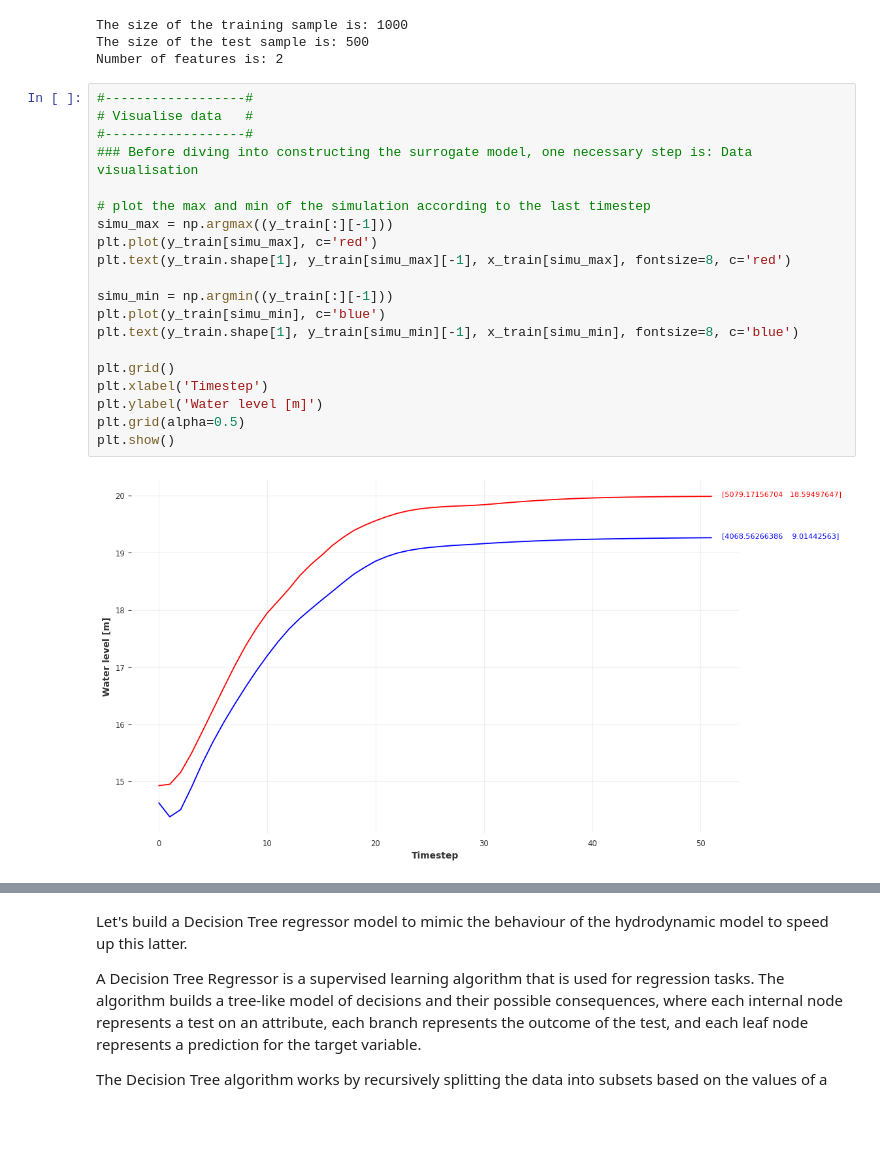
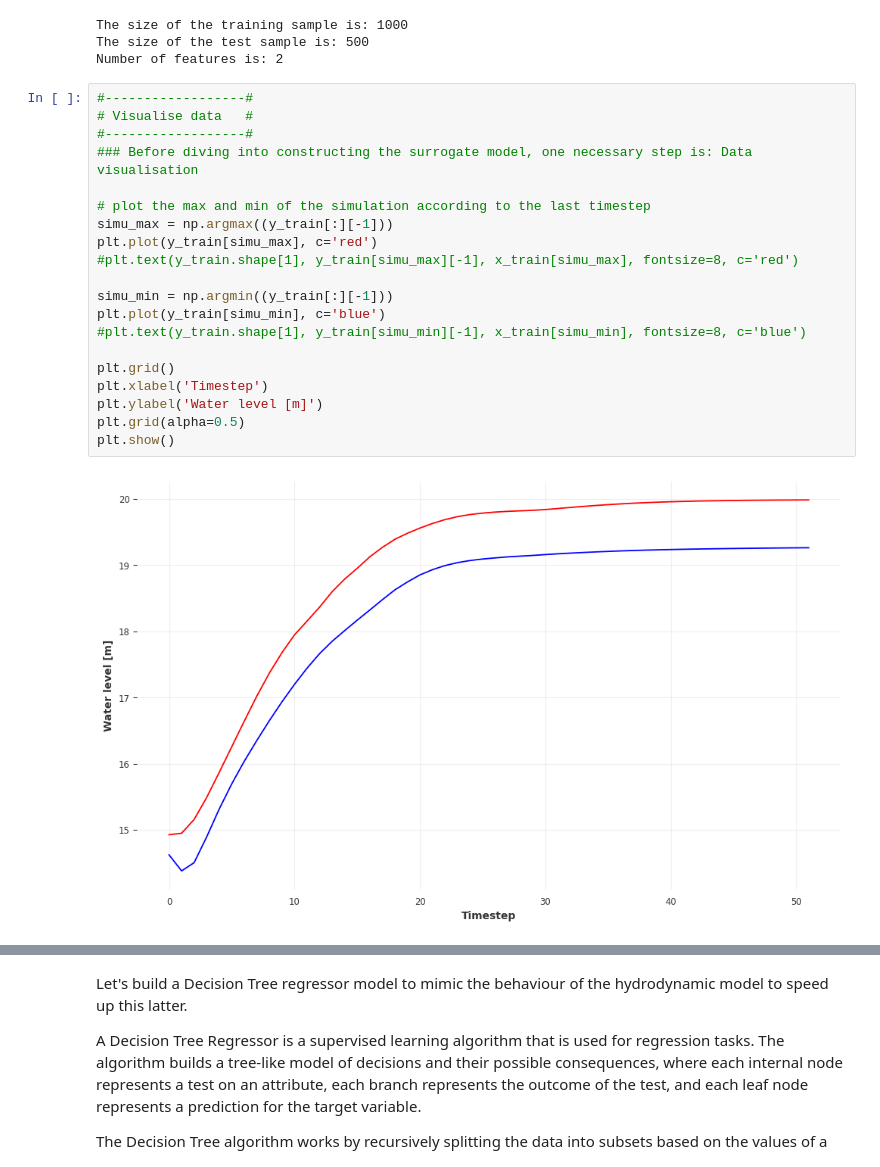
Before and after one commit to Nabizeus/MOOC, a Jupyter notebook: tier_3/observations/obs-env.ipynb, the cells around one changed output, grey strips where cells are left out. Cells and saved outputs as stored; diff of their text form; blank space fills up the shorter version.

```diff
--- a/tier_3/observations/obs-env.ipynb
+++ b/tier_3/observations/obs-env.ipynb
@@ -250,25 +272,25 @@ Number of features is: 2
 # %%
 #------------------#
 # Visualise data   #
 #------------------#
 ### Before diving into constructing the surrogate model, one necessary step is: Data visualisation
 
 # plot the max and min of the simulation according to the last timestep
 simu_max = np.argmax((y_train[:][-1]))
 plt.plot(y_train[simu_max], c='red')
-plt.text(y_train.shape[1], y_train[simu_max][-1], x_train[simu_max], fontsize=8, c='red')
+#plt.text(y_train.shape[1], y_train[simu_max][-1], x_train[simu_max], fontsize=8, c='red')
 
 simu_min = np.argmin((y_train[:][-1]))
 plt.plot(y_train[simu_min], c='blue')
-plt.text(y_train.shape[1], y_train[simu_min][-1], x_train[simu_min], fontsize=8, c='blue')
+#plt.text(y_train.shape[1], y_train[simu_min][-1], x_train[simu_min], fontsize=8, c='blue')
 
 plt.grid()
 plt.xlabel('Timestep')
 plt.ylabel('Water level [m]')
 plt.grid(alpha=0.5)
 plt.show()
 # %% [output]
-[figure, old version]
+[figure, new version]
 # %%
 # plot changes in the water level in the last timestep accriding to the discharge and the Strickler coefficient
 x = x_train[:,0]
```
Also changed, not shown: parts of 18 cells of this notebook.
